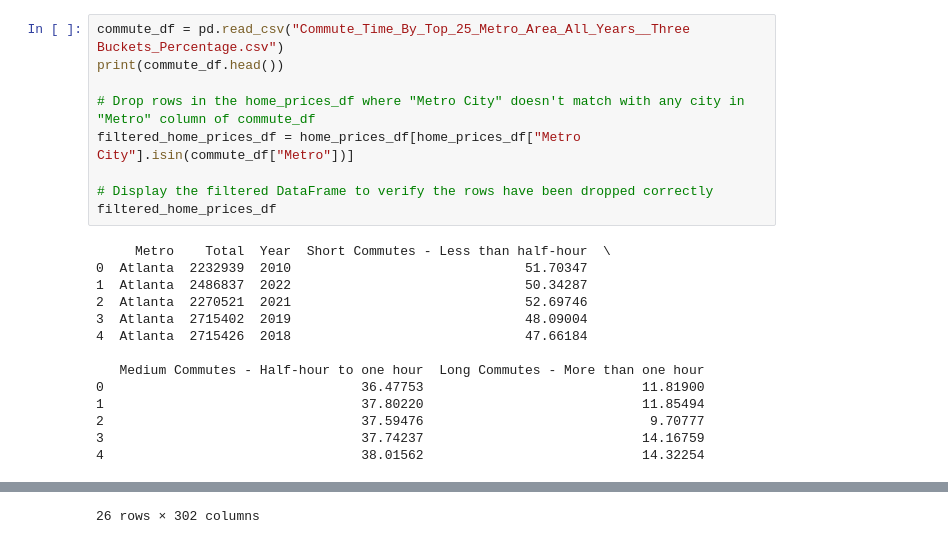
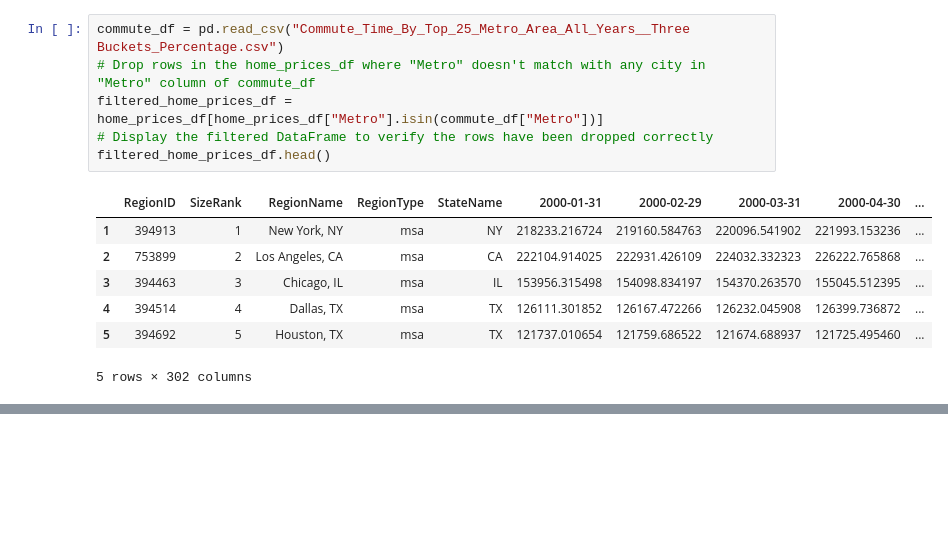
Before and after one commit to tsjohns9/ai-project-2, a Jupyter notebook: House_Prices.ipynb, the cells around one changed output, grey strips where cells are left out. Drawn from its saved outputs; the diff is of its cells as text; blank space fills up the shorter version.

```diff
--- a/House_Prices.ipynb
+++ b/House_Prices.ipynb
@@ -39,23 +26,14 @@ home_prices_df.head()
 # %%
 commute_df = pd.read_csv("Commute_Time_By_Top_25_Metro_Area_All_Years__Three Buckets_Percentage.csv")
-print(commute_df.head())
-
-# Drop rows in the home_prices_df where "Metro City" doesn't match with any city in "Metro" column of commute_df
-filtered_home_prices_df = home_prices_df[home_prices_df["Metro City"].isin(commute_df["Metro"])]
-
+# Drop rows in the home_prices_df where "Metro" doesn't match with any city in "Metro" column of commute_df
+filtered_home_prices_df = home_prices_df[home_prices_df["Metro"].isin(commute_df["Metro"])]
 # Display the filtered DataFrame to verify the rows have been dropped correctly
-filtered_home_prices_df
+filtered_home_prices_df.head()
 # %% [output]
+|  | RegionID | SizeRank | RegionName | RegionType | StateName | 2000-01-31 | 2000-02-29 | 2000-03-31 | 2000-04-30 | ... |
+| 1 | 394913 | 1 | New York, NY | msa | NY | 218233.216724 | 219160.584763 | 220096.541902 | 221993.153236 | ... |
+| 2 | 753899 | 2 | Los Angeles, CA | msa | CA | 222104.914025 | 222931.426109 | 224032.332323 | 226222.765868 | ... |
+| 3 | 394463 | 3 | Chicago, IL | msa | IL | 153956.315498 | 154098.834197 | 154370.263570 | 155045.512395 | ... |
+| 4 | 394514 | 4 | Dallas, TX | msa | TX | 126111.301852 | 126167.472266 | 126232.045908 | 126399.736872 | ... |
+| 5 | 394692 | 5 | Houston, TX | msa | TX | 121737.010654 | 121759.686522 | 121674.688937 | 121725.495460 | ... |
-     Metro    Total  Year  Short Commutes - Less than half-hour  \
-0  Atlanta  2232939  2010                              51.70347
-1  Atlanta  2486837  2022                              50.34287
-2  Atlanta  2270521  2021                              52.69746
-3  Atlanta  2715402  2019                              48.09004
-4  Atlanta  2715426  2018                              47.66184
-
-   Medium Commutes - Half-hour to one hour  Long Commutes - More than one hour
-0                                 36.47753                            11.81900
-1                                 37.80220                            11.85494
-2                                 37.59476                             9.70777
-3                                 37.74237                            14.16759
-4                                 38.01562                            14.32254
+5 rows × 302 columns
@@ -79,4 +40,3 @@ filtered_home_prices_df
-26 rows × 302 columns
 # %%
 # Step 1: Identify columns that contain date information
 date_columns = filtered_home_prices_df.filter(regex=r'^\d{4}-\d{2}-\d{2}$').columns
```
Also changed, not shown: parts of 6 cells of this notebook, 2 other files.
